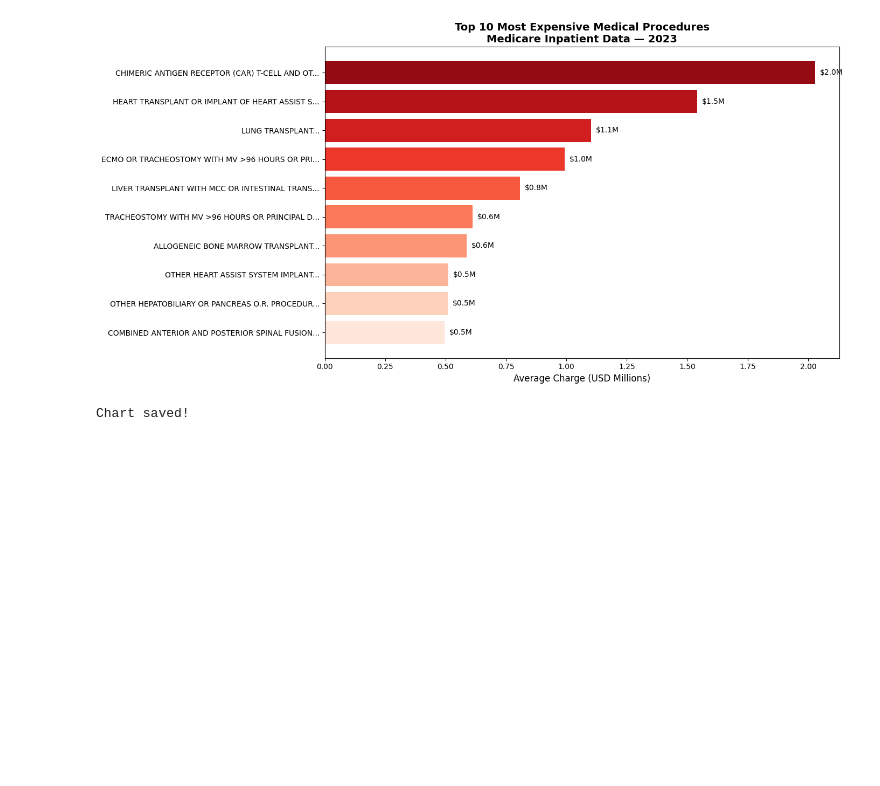
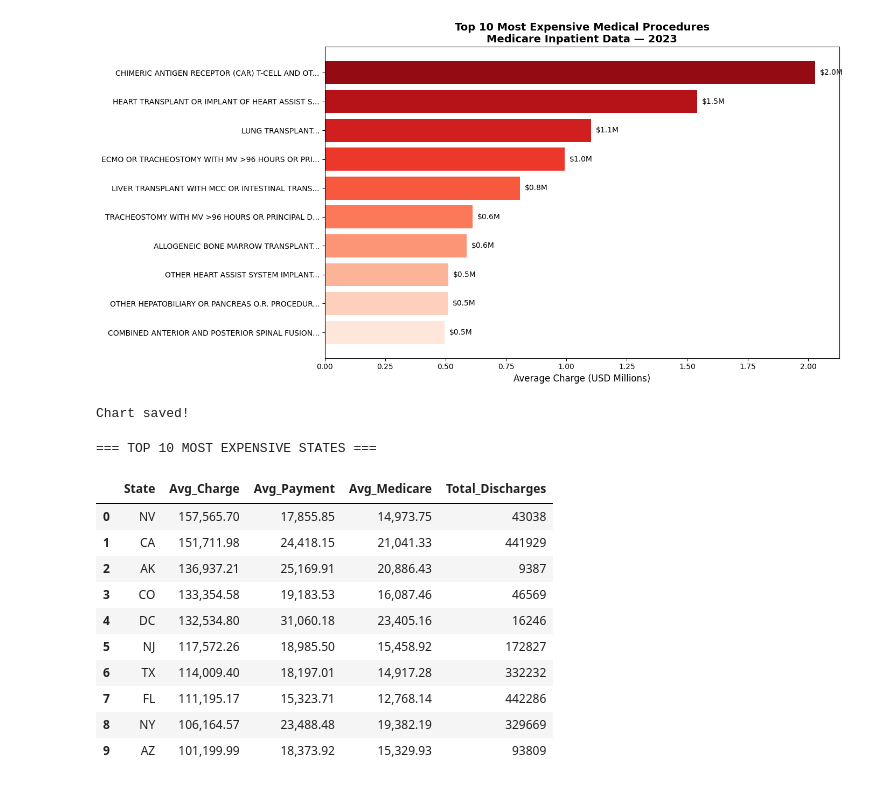
Before and after one commit to raianecostac-hub/healthcare-claims-analysis, a Jupyter notebook: notebooks/01_exploratory_analysis.ipynb, the cells around one changed output. Saved outputs shown, nothing was run; the diff lists cells and outputs as text; code cells hidden in the pictures; blank space fills up the shorter version.

```diff
--- a/notebooks/01_exploratory_analysis.ipynb
+++ b/notebooks/01_exploratory_analysis.ipynb
@@ -130,3 +130,32 @@ print("Chart saved!")
 # %% [output]
 [figure]
 Chart saved!
+# %%
+# Average charges and payments by state
+state_analysis = (df.groupby('Rndrng_Prvdr_State_Abrvtn')
+                  .agg(
+                      Avg_Charge=('Avg_Submtd_Cvrd_Chrg', 'mean'),
+                      Avg_Payment=('Avg_Tot_Pymt_Amt', 'mean'),
+                      Avg_Medicare=('Avg_Mdcr_Pymt_Amt', 'mean'),
+                      Total_Discharges=('Tot_Dschrgs', 'sum')
+                  )
+                  .sort_values('Avg_Charge', ascending=False)
+                  .reset_index())
+
+state_analysis.columns = ['State', 'Avg_Charge', 'Avg_Payment', 'Avg_Medicare', 'Total_Discharges']
+
+print("=== TOP 10 MOST EXPENSIVE STATES ===")
+display(state_analysis.head(10))
+# %% [output]
+=== TOP 10 MOST EXPENSIVE STATES ===
+|  | State | Avg_Charge | Avg_Payment | Avg_Medicare | Total_Discharges |
+| 0 | NV | 157,565.70 | 17,855.85 | 14,973.75 | 43038 |
+| 1 | CA | 151,711.98 | 24,418.15 | 21,041.33 | 441929 |
+| 2 | AK | 136,937.21 | 25,169.91 | 20,886.43 | 9387 |
+| 3 | CO | 133,354.58 | 19,183.53 | 16,087.46 | 46569 |
+| 4 | DC | 132,534.80 | 31,060.18 | 23,405.16 | 16246 |
+| 5 | NJ | 117,572.26 | 18,985.50 | 15,458.92 | 172827 |
+| 6 | TX | 114,009.40 | 18,197.01 | 14,917.28 | 332232 |
+| 7 | FL | 111,195.17 | 15,323.71 | 12,768.14 | 442286 |
+| 8 | NY | 106,164.57 | 23,488.48 | 19,382.19 | 329669 |
+| 9 | AZ | 101,199.99 | 18,373.92 | 15,329.93 | 93809 |
```
Also changed, not shown: parts of 4 cells of this notebook, 2 other files.
